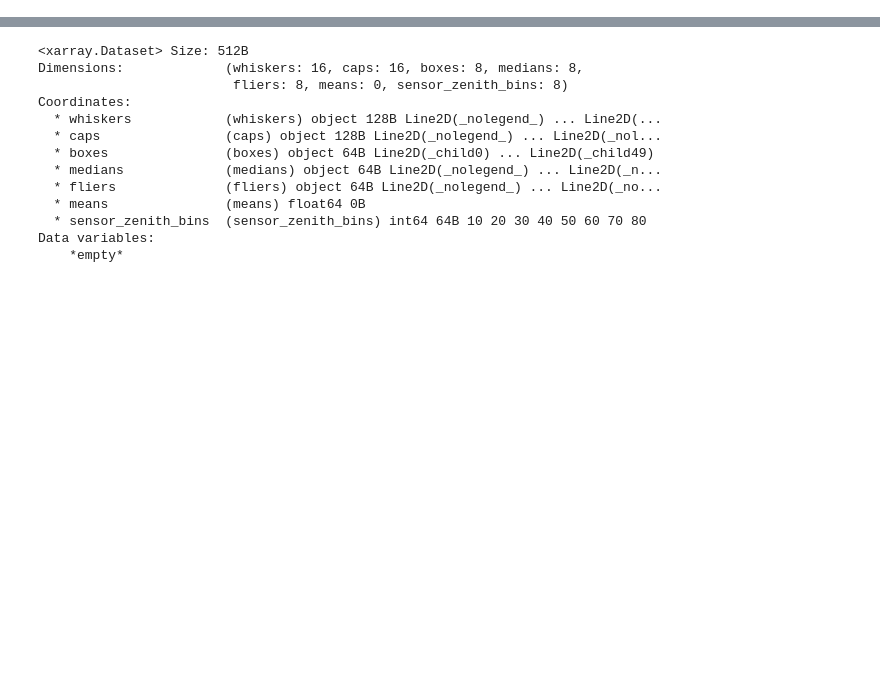
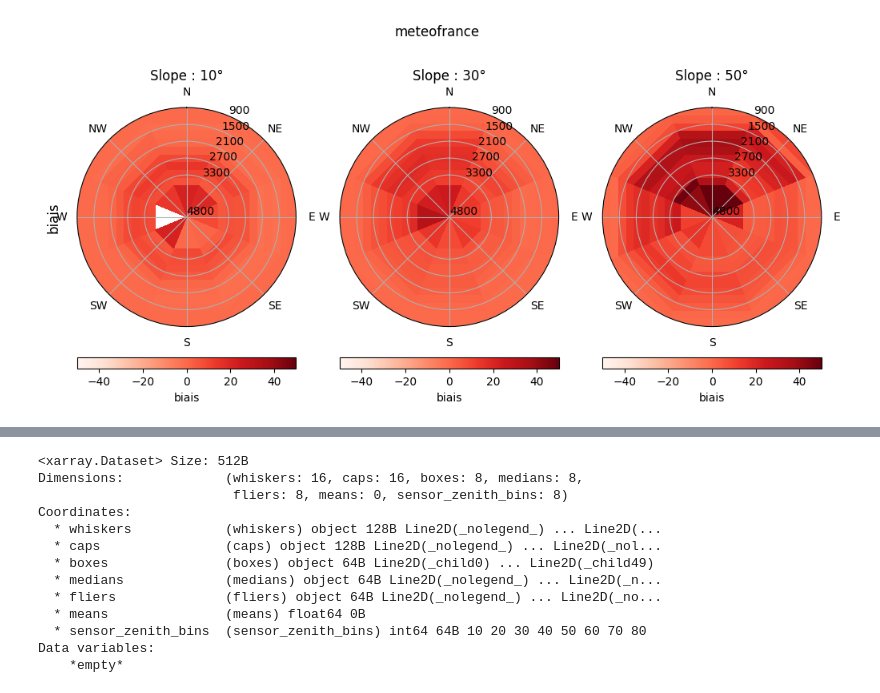
Before and after one commit to nicolaimpe/viirsnow, a Jupyter notebook: notebooks/uncertainy.ipynb, the cells around one changed output, grey strips where cells are left out. Saved outputs shown, nothing was run; the diff lists cells and outputs as text; code cells hidden in the pictures; blank space fills up the shorter version.

```diff
--- a/notebooks/uncertainy.ipynb
+++ b/notebooks/uncertainy.ipynb
@@ -25,0 +35,39 @@ rmse_barplots(postprocess_uncertainty_analysis(analyses_dict, analysis_var='ref_
+# %%
+import xarray as xr
+import matplotlib.pyplot as plt
+from products.plot_settings import METEOFRANCE_VAR_NAME,NASA_L3_VAR_NAME,NASA_PSEUDO_L3_VAR_NAME
+analysis_folder = '/home/imperatoren/work/VIIRS_S2_comparison/viirsnow/output_folder/version_3/analyses/uncertainty_test'
+mf_metrics_ds = xr.load_dataset(f"{analysis_folder}/uncertainty_WY_2023_2024_SNPP_meteofrance_l3_res_375m.nc", decode_cf=True).sel(forest_mask_bins=0)
+nasa_l3_metrics_ds = xr.load_dataset(f"{analysis_folder}/uncertainty_WY_2023_2024_SNPP_nasa_l3_res_375m.nc", decode_cf=True).sel(forest_mask_bins=0)
+nasa_pseudo_l3_metrics_ds = xr.load_dataset(f"{analysis_folder}/uncertainty_WY_2023_2024_SNPP_nasa_pseudo_l3_res_375m.nc", decode_cf=True).sel(forest_mask_bins=0)
+analyses_dict = {METEOFRANCE_VAR_NAME: mf_metrics_ds, NASA_PSEUDO_L3_VAR_NAME: nasa_pseudo_l3_metrics_ds, NASA_L3_VAR_NAME: nasa_l3_metrics_ds}
+# %%
+import matplotlib.pyplot as plt
+import numpy as np
+from evaluations.statistics_base import EvaluationVsHighResBase
+from evaluations.uncertainty import histograms_to_biais_rmse
+
+variable = 'biais'
+for product_name,dataset in analyses_dict.items():
+    fig, ax = plt.subplots(1,3,figsize=(12,5),subplot_kw=dict(projection='polar'))
+    dataset_reduced = dataset.groupby(['slope_bins', 'aspect_bins', 'altitude_bins']).map(histograms_to_biais_rmse).reindex_like(dataset)
+    for i,slope in enumerate(dataset_reduced.coords['slope_bins'].values[:3]):
+        ax[i].set_theta_direction(-1)
+        ax[i].set_theta_zero_location('N')
+        ax[i].set_xticklabels(dataset.coords['aspect_bins'].values)
+        ax[i].set_rticks(dataset.coords['altitude_bins'].values[::2])
+        ax[i].set_rlim(dataset.coords['altitude_bins'].values[-1],dataset.coords['altitude_bins'].values[0])
+        ax[i].set_title('Slope : '+ str(slope)+'°')
+        ax[0].set_ylabel(variable, labelpad = 15, fontsize = 12)
+
+        im = ax[i].pcolor(np.deg2rad(EvaluationVsHighResBase.aspect_bins().bins),
+                        np.array([0,*dataset.coords['altitude_bins'].values]),
+                        dataset_reduced.data_vars[variable].sel(slope_bins = slope).transpose(),
+                        cmap = 'Reds',
+                        vmin=-50,
+                        vmax=50)
+
+        fig.colorbar(im,ax = ax[i], orientation = 'horizontal', label = variable, fraction = 0.05, pad = 0.1)
+        fig.suptitle(product_name)
+# %% [output]
+[figure, added]
```
Also changed, not shown: parts of 8 cells of this notebook, 3 other files.
